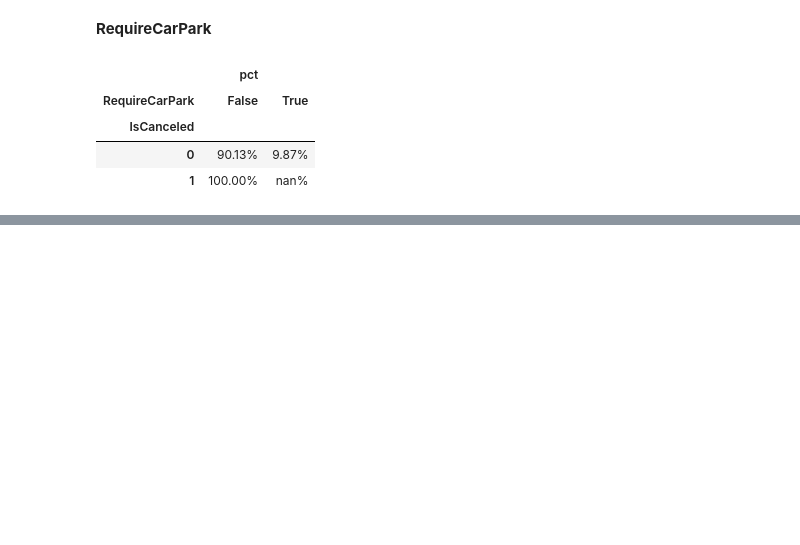
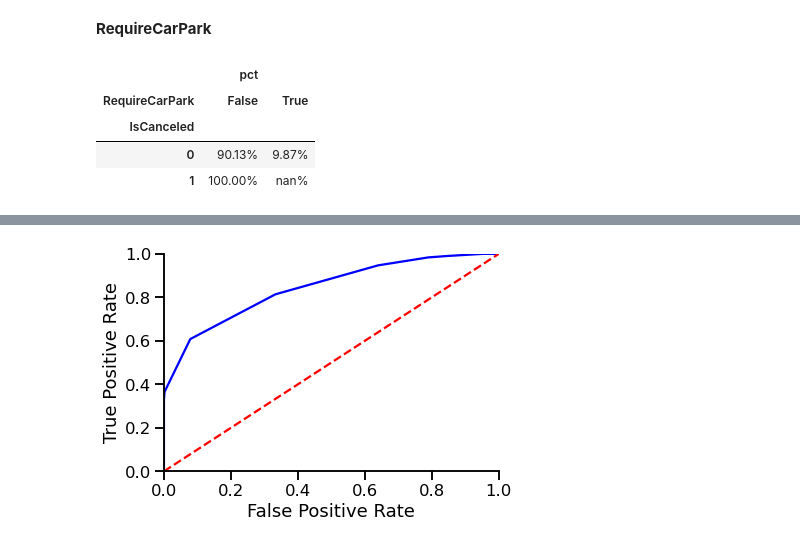
Before and after one commit to elvyna/hotel-booking-cancellation, a Jupyter notebook: 2-data-mining-iter1.ipynb, the cells around one changed output, grey strips where cells are left out. Drawn from its saved outputs; the diff is of its cells as text; code cells hidden in the pictures; blank space fills up the shorter version.

```diff
--- a/2-data-mining-iter1.ipynb
+++ b/2-data-mining-iter1.ipynb
@@ -771,0 +774,4 @@ Cancelled bookings:
+# %%
+plot_roc_curve(cv_dtree, df_test, target_colname='IsCanceled', predict_colname='probability')
+# %% [output]
+[figure, added]
```
Also changed, not shown: parts of 10 cells of this notebook.
